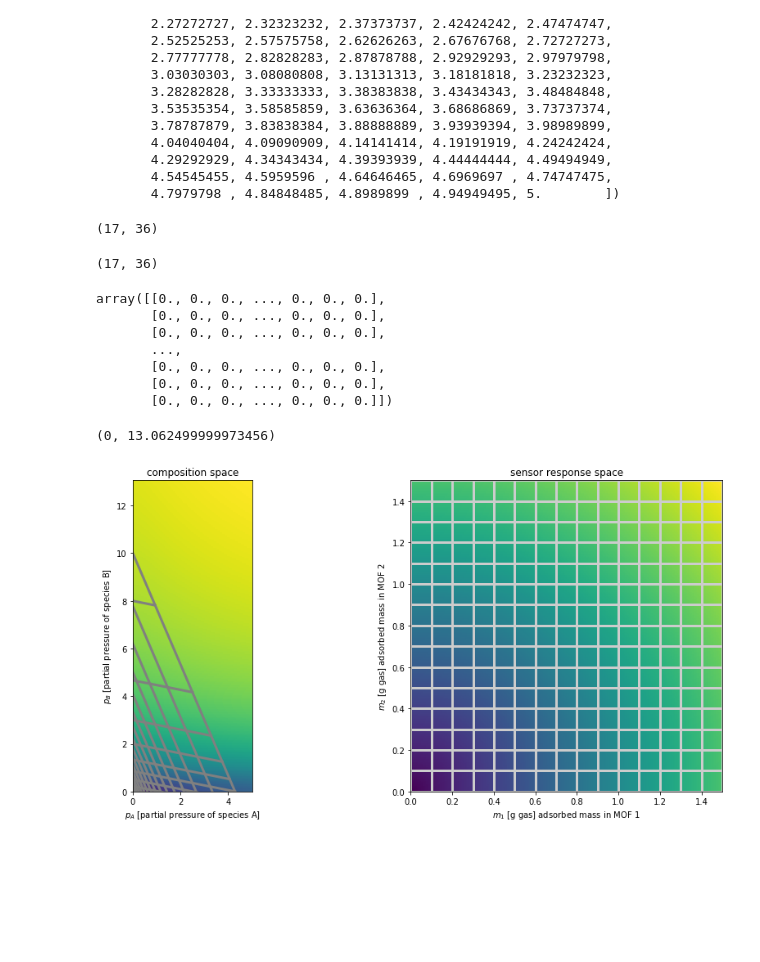
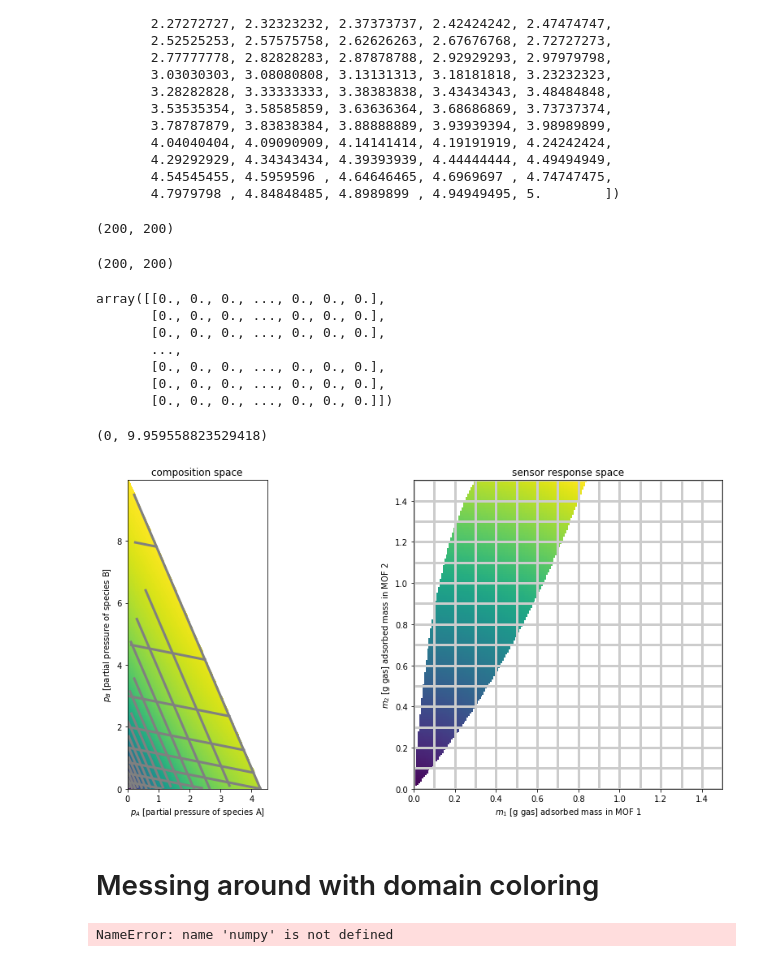
Before and after one commit to SimonEnsemble/nonlinear_sensing, a Jupyter notebook: viz mapping.ipynb, the cells around one changed output. Drawn from its saved outputs; the diff is of its cells as text; code cells hidden in the pictures; blank space fills up the shorter version.

Commit message:
3/23 meeting - fixed inverse color mapping

```diff
--- a/viz mapping.ipynb
+++ b/viz mapping.ipynb
@@ -20,3 +22,7 @@ def m_1(p):
 
 def m_2(p):
     return M2 * np.dot(K2, p) / (1 + np.dot(K2, p))
+# %%
+p = np.array([1.2, -3])
+np.any(p < 0)
+m_1(p)
@@ -86,7 +94,7 @@ for i in range(int(p_max / dp)+1):
     # loop through points on the line
     for j in range(nb_pts):
         # get vector on this line
-        p_on_line = [p_a, p_b[j]]
+        p_on_line = np.array([p_a, p_b[j]])
         # compute the adsorbed mass in the two MOFs when exposed to this gas composition
         m1[j] = m_1(p_on_line)
         m2[j] = m_2(p_on_line)
@@ -105,7 +113,7 @@ for i in range(int(p_max / dp)+1):
     # loop through points on the line
     for j in range(nb_pts):
         # get vector on this line
-        p_on_line = [p_a[j], p_b]
+        p_on_line = np.array([p_a[j], p_b])
         # compute the adsorbed mass in the two MOFs when exposed to this gas composition
         m1[j] = m_1(p_on_line)
         m2[j] = m_2(p_on_line)
@@ -162,11 +170,11 @@ array([0.        , 0.05050505, 0.1010101 , 0.15151515, 0.2020202 ,
 # %%
 np.shape(m1)
 # %% [output]
-(17, 36)
+(200, 200)
 # %%
 np.shape(m2)
 # %% [output]
-(17, 36)
+(200, 200)
 # %%
 np.zeros((np.size(m1), np.size(m2)))
 # %% [output]
@@ -217,9 +225,9 @@ for i in range(int(m_max / dm)+1):
     # loop through points on the line
     for j in range(nb_pts):
         # get vector on this line
-        m_on_line = [m1, m2[j]]
+        m_on_line = np.array([m1, m2[j]])
         # compute the composition in the gas space when MOFs have this much gas absorbed
-        p_a[j], p_b[j] = p_of_m(m_on_line, -2, np.Inf) ### is -1.001 an okay value for p_lb?
+        p_a[j], p_b[j] = p_of_m(m_on_line, 0, np.Inf) ### is -1.001 an okay value for p_lb?
     ax[0].plot(p_a, p_b, color="gray", lw=3)
 
     ###
@@ -235,41 +243,74 @@ for i in range(int(m_max / dm)+1):
     # loop through points on the line
     for j in range(nb_pts):
         # get vector on this line
-        m_on_line = [m1[j], m2]
+        m_on_line = np.array([m1[j], m2])
         # compute the composition in the gas space when MOFs have this much gas absorbed
-        p_a[j], p_b[j] = p_of_m(m_on_line, -2, np.Inf)  ### is -1.001 an okay value for p_lb?
+        p_a[j], p_b[j] = p_of_m(m_on_line, 0, np.Inf)  ### is -1.001 an okay value for p_lb?
     ax[0].plot(p_a, p_b, color="gray", lw=3)
 
 
 
 ###
 #   color the plane
 #   color represents.
 ###
 
 # lay a grid in response and composition space
 m1, m2 = get_meshgrid(m_max, m_max)
 pa, pb = get_meshgrid(ax[0].get_xlim()[1], ax[0].get_ylim()[1])
 
 z_response = np.sqrt(m1 ** 2 + m2 ** 2)
+
+for i in range(np.shape(z_response)[0]):
+    for j in range(np.shape(z_response)[1]):
+        m_0 = [m1[i, j], m2[i, j]]
+        p = p_of_m(m_0, 0, np.Inf)
+        if np.any(np.isnan(p)):
+            z_response[i, j] = np.nan
+        else:
+            z_response[i, j] = np.linalg.norm(m_0)
+
 z_composition = np.zeros(np.shape(pa))
 
 for i in range(np.shape(z_composition)[0]):
     for j in range(np.shape(z_composition)[1]):
-        p_0 = [pa[i, j], pb[i, j]]
-        m = [m_1(p_0[0]), m_2(p_0[1])]
-        z_composition[i, j] = np.linalg.norm(m)
+        p_0 = np.array([pa[i, j], pb[i, j]])
+        m = np.array([m_1(p_0), m_2(p_0)])
+        if np.any(m > m_max):
+            z_composition[i, j] = np.nan
+        else:
+            z_composition[i, j] = np.linalg.norm(m)
 
 
 ax[1].pcolormesh(m1, m2, z_response)
 ax[0].pcolormesh(pa, pb, z_composition)
 
 ax[1].set_aspect('equal', 'box')
 ax[0].set_aspect('equal', 'box')
 
 # set composition space to exclude negative pressures
 ax[0].set_xlim(xmin=0)
 ax[0].set_ylim(ymin=0)
+
+# TODO
+# can we make a 2D colormap where each (x, y) pt gets a unique color?
+# so a sequential map for x, sequential map for y? but not cyclic.
+# for inverse mapping: rid of gray lines in white spaces in sensor response space;
+# draw boundary of sensor response space and its mapping into composition space
 # %% [output]
-(0, 13.062499999973456)
+(0, 9.959558823529418)
-[figure, old version]
+[figure, new version]
+# %% [markdown]
+# Messing around with domain coloring
+# %%
+cplot.show(numpy.tan, -5, +5, -5, +5, 100, 100)
+
+# There is a tripcolor function as well for triangulated 2D domains
+# cplot.tripcolor(triang, z)
+
+# The function get_srgb1 returns the SRGB1 triple for every complex input value.
+# (Accepts arrays, too.)
+z = 2 + 5j
+val = cplot.get_srgb1(z)
+# %% [output]
+NameError: name 'numpy' is not defined
```
Also changed, not shown: parts of 3 cells of this notebook.
